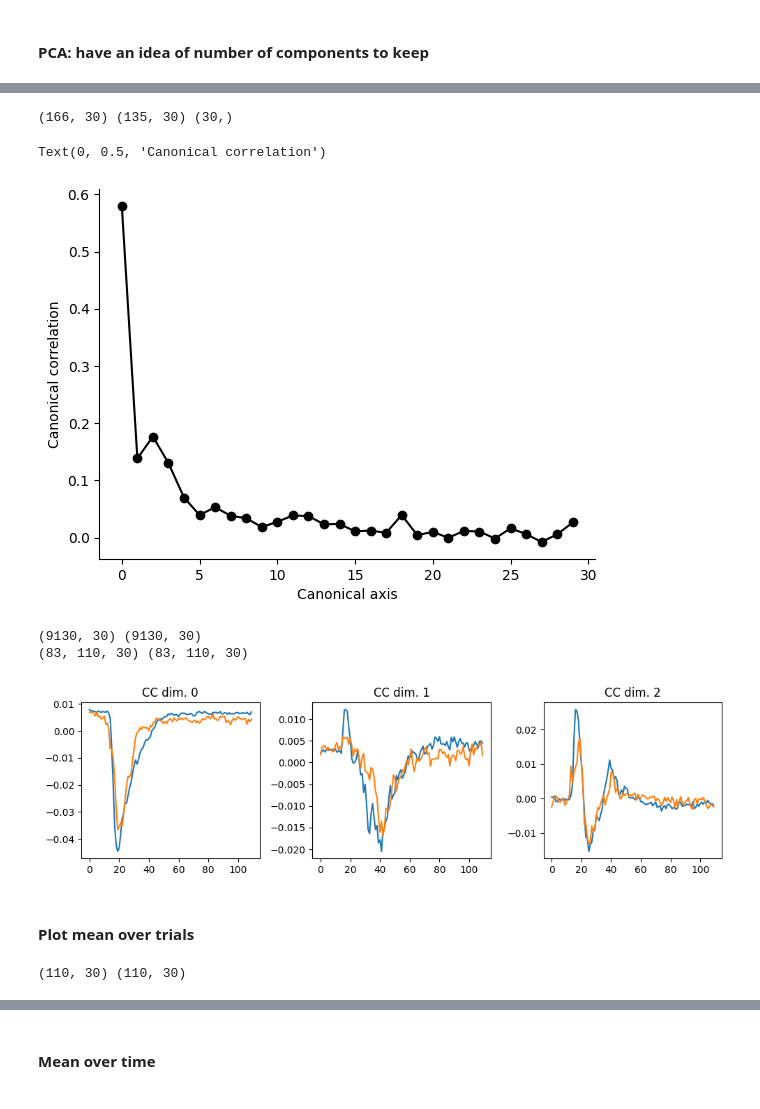
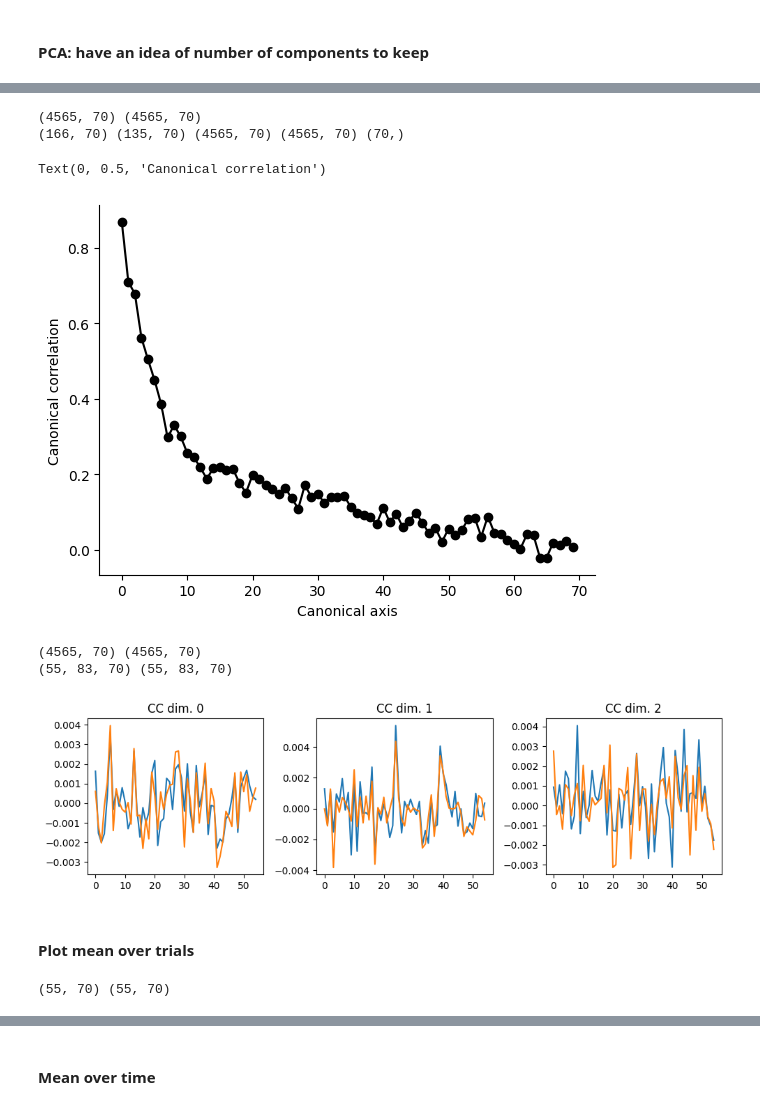
Before and after one commit to abisi/comm-project, a Jupyter notebook: code/cca_cv.ipynb, the cells around one changed output, grey strips where cells are left out. Cells and saved outputs as stored; diff of their text form; code cells hidden in the pictures.

```diff
--- a/code/cca_cv.ipynb
+++ b/code/cca_cv.ipynb
@@ -274,6 +274,12 @@ stop_idx = trial_start_idx + post_win
 
 kernal_sigma = 1
 
+
+def slice_array(spike_array, smooth=True):
+
+    return
+
+
 # Area 1
 spike_array_area_1 = all_psths[trial_type][area_1]
 print(spike_array_area_1.shape)
@@ -283,8 +289,9 @@ spike_array_area_smooth_1 = []
 for neur_idx in range(spike_array_area_1.shape[0]):
     spike_array_trial = []
     for t_idx in range(spike_array_area_1.shape[1]):
-        trial_spikes = spike_array_area_1[neur_idx,t_idx,start_idx:stop_idx]
-        trial_spikes = halfgaussian_filter1d(trial_spikes, sigma=kernal_sigma)
+        trial_spikes = spike_array_area_1[neur_idx, t_idx,start_idx:stop_idx]
+        #trial_spikes = halfgaussian_filter1d(trial_spikes, sigma=kernal_sigma)
+        trial_spikes = convolve_1d(trial_spikes, kernel_size=5)
         spike_array_trial.append(trial_spikes)
     spike_array_area_smooth_1.append(spike_array_trial)
 
@@ -302,7 +309,8 @@ for neur_idx in range(spike_array_area_2.shape[0]):
     spike_array_trial = []
     for t_idx in range(spike_array_area_2.shape[1]):
         trial_spikes = spike_array_area_2[neur_idx,t_idx,start_idx:stop_idx]
-        trial_spikes = halfgaussian_filter1d(trial_spikes, sigma=kernal_sigma)
+        #trial_spikes = halfgaussian_filter1d(trial_spikes, sigma=kernal_sigma)
+        trial_spikes = convolve_1d(trial_spikes, kernel_size=5)
         spike_array_trial.append(trial_spikes)
     spike_array_area_smooth_2.append(spike_array_trial)
 
@@ -388,10 +388,11 @@ axs[1].axvline(np.argmin(np.abs(np.cumsum(pca_dls.explained_variance_ratio_)-0.9
 # %%
-n_pcs=30
-axes_area_1, axes_area_2, cc = cca_helpers.align(X_1.T, X_2.T, m=n_pcs, cv=True)
+n_pcs=70
+axes_area_1, axes_area_2, A_1, A_2, cc = cca_helpers.align(X_1.T, X_2.T, m=n_pcs, cv=True)
 cc = np.asarray(cc)
-print(axes_area_1.shape, axes_area_2.shape, cc.shape)
+print(axes_area_1.shape, axes_area_2.shape, A_1.shape, A_2.shape, cc.shape)
 # %% [output]
-(166, 30) (135, 30) (30,)
+(4565, 70) (4565, 70)
+(166, 70) (135, 70) (4565, 70) (4565, 70) (70,)
 # %%
 fig, ax = plt.subplots(1,1)
 remove_top_right_frame(ax)
@@ -401,38 +402,38 @@ ax.set_xlabel('Canonical axis')
 ax.set_ylabel('Canonical correlation')
 # %% [output]
 Text(0, 0.5, 'Canonical correlation')
-[figure, old version]
+[figure, new version]
 # %%
-A_1 = X_1.T @ axes_area_1
-A_2 = X_2.T @ axes_area_2
+#A_1 = X_1.T @ axes_area_1
+#A_2 = X_2.T @ axes_area_2
 print(A_1.shape, A_2.shape)
 
-A_1_trials = A_1.reshape(n_trials, -1, A_1.shape[1])
-A_2_trials = A_2.reshape(n_trials, -1, A_2.shape[1])
+A_1_trials = A_1.reshape(-1, n_trials, A_1.shape[1])
+A_2_trials = A_2.reshape(-1, n_trials, A_2.shape[1])
 print(A_1_trials.shape, A_2_trials.shape)
 
 fig, axs = plt.subplots(1,3, figsize=(10,3), sharex=False, sharey=False)
 for cc_dim in range(3):
     axs[cc_dim].set_title('CC dim. {}'.format(cc_dim))
-    axs[cc_dim].plot(np.mean(A_1_trials, axis=0)[:,cc_dim])
-    axs[cc_dim].plot(np.mean(A_2_trials, axis=0)[:,cc_dim])
+    axs[cc_dim].plot(np.mean(A_1_trials, axis=1)[:,cc_dim])
+    axs[cc_dim].plot(np.mean(A_2_trials, axis=1)[:,cc_dim])
 plt.tight_layout()
 # %% [output]
-(9130, 30) (9130, 30)
-(83, 110, 30) (83, 110, 30)
+(4565, 70) (4565, 70)
+(55, 83, 70) (55, 83, 70)
-[figure, old version]
+[figure, new version]
 # %% [markdown]
 #### Plot mean over trials
 # %%
 from matplotlib.collections import LineCollection
 from matplotlib.colors import ListedColormap, BoundaryNorm
 # %%
-A_1_trials_mean = np.mean(A_1_trials,axis=0)
-A_2_trials_mean = np.mean(A_2_trials,axis=0)
+A_1_trials_mean = np.mean(A_1_trials,axis=1)
+A_2_trials_mean = np.mean(A_2_trials,axis=1)
 print(A_1_trials_mean.shape, A_2_trials_mean.shape)
 n_time_bins = A_1_trials_mean.shape[0]
 # %% [output]
-(110, 30) (110, 30)
+(55, 70) (55, 70)
 # %%
 fig, ax = plt.subplots(1,1)
 remove_top_right_frame(ax)
```
Also changed, not shown: parts of 12 cells of this notebook.
